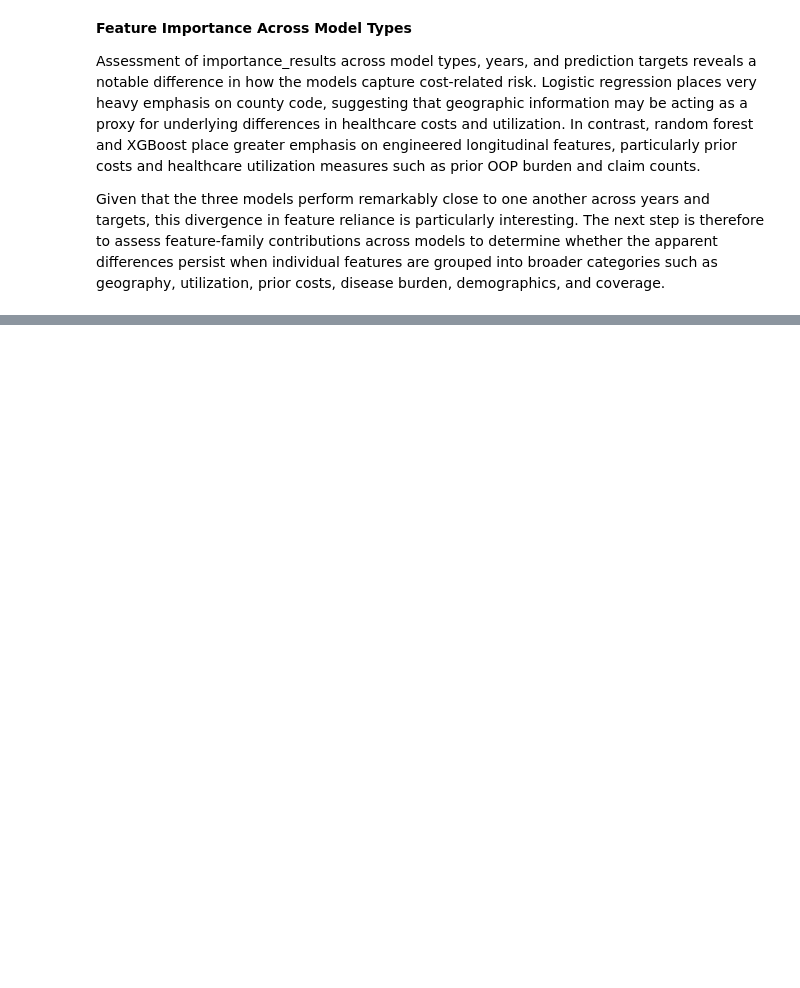
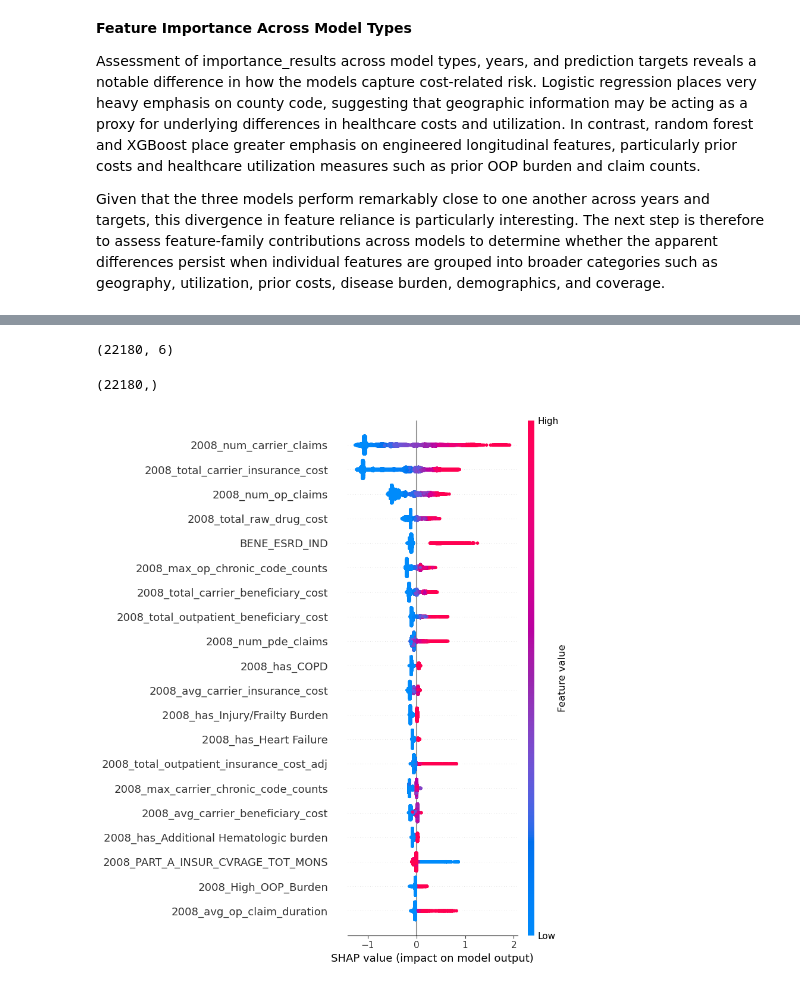
Before and after one commit to jialinn09/MedicareProject, a Jupyter notebook: 4_analyzing.ipynb, the cells around one changed output, grey strips where cells are left out. Saved outputs shown, nothing was run; the diff lists cells and outputs as text; code cells hidden in the pictures; blank space fills up the shorter version.

```diff
--- a/4_analyzing.ipynb
+++ b/4_analyzing.ipynb
@@ -107,0 +371,48 @@ Given that the three models perform remarkably close to one another across years
+# %%
+patient = pd.read_csv("cleaned_data/patient_final.csv")
+# %%
+X_tests = {}
+y_tests = {}
+
+# In the future, please keep in mind while building the model to keep results, models, and the test sets
+for year in [2008, 2009, 2010]:
+    X, y = build_features(patient, year)
+    X = fix_feature_dtypes(X)
+    for target in ["High_OOP_Burden", "High_Payer_Cost"]:
+        X_test, y_test = get_test_set(X, y, target)
+        X_tests[(year, target)] = X_test
+        y_tests[(year, target)] = y_test
+# %%
+X_tests[(2008, "High_OOP_Burden")].shape
+# %% [output]
+(22180, 6)
+# %%
+y_tests[(2008, "High_Payer_Cost")].shape
+# %% [output]
+(22180,)
+# %%
+import shap
+model = xgb_2009_oop
+X_test = X_tests[(2009, "High_OOP_Burden")]
+
+preprocessor = model.named_steps["preprocessor"]
+estimator = model.named_steps["model"]
+X_test_transformed = preprocessor.transform(X_test)
+feature_names = preprocessor.get_feature_names_out()
+feature_names = pd.Series(feature_names).str.replace("num__", "", regex=False).str.replace("cat__", "", regex=False).values
+explainer = shap.TreeExplainer(estimator)
+shap_values = explainer.shap_values(X_test_transformed)
+X_test_shap = pd.DataFrame(
+    X_test_transformed.toarray()
+    if hasattr(X_test_transformed, "toarray")
+    else X_test_transformed,
+    columns=feature_names,
+    index=X_test.index
+)
+shap.summary_plot(
+    shap_values,
+    X_test_shap,
+    max_display=20
+)
+# %% [output]
+[figure, added]
```
Also changed, not shown: parts of 27 cells of this notebook, 32 other files.
